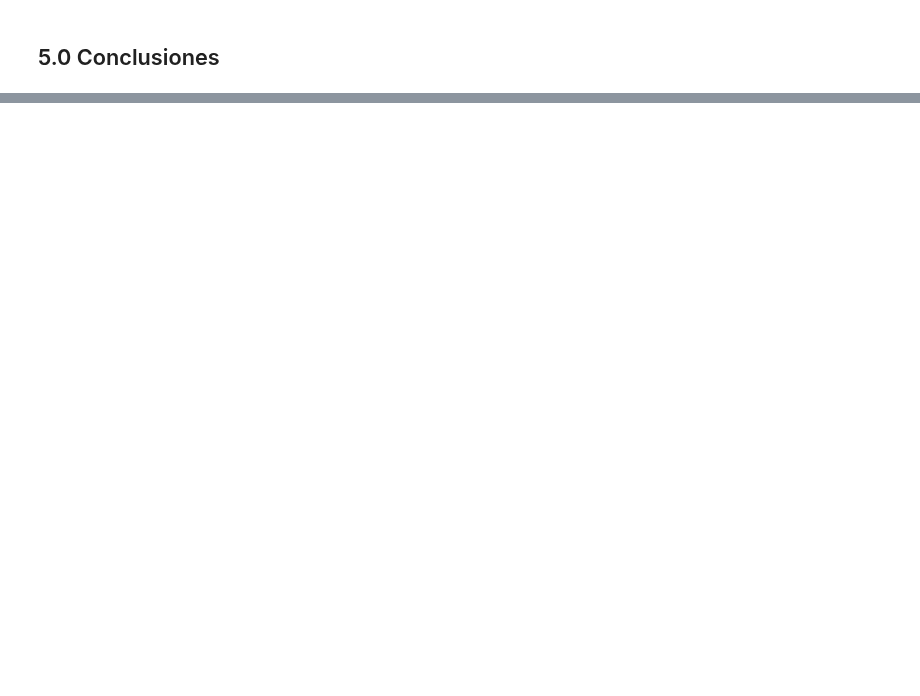
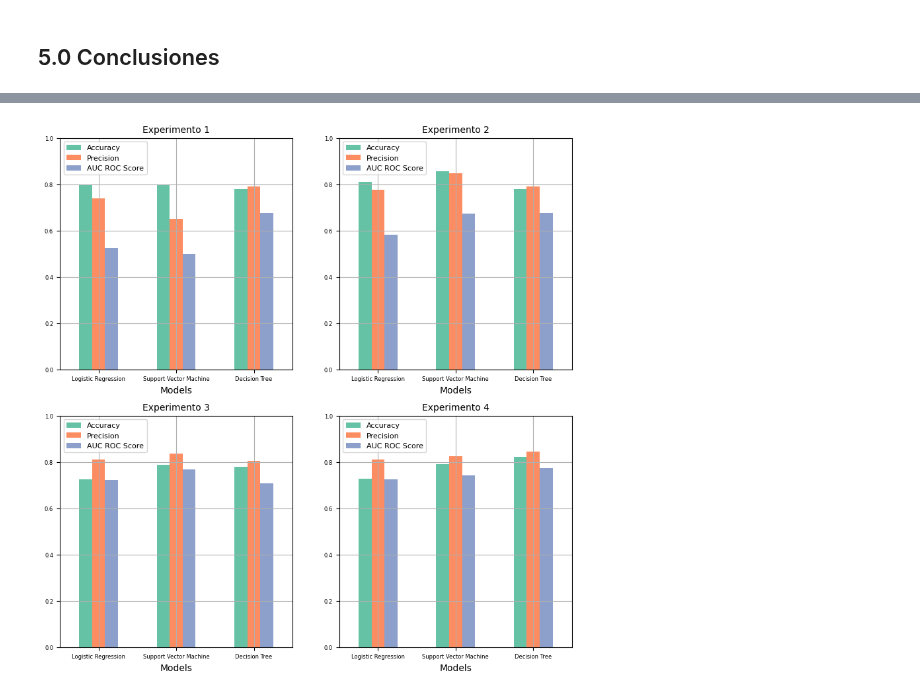
Before and after one commit to DiegoPaezA/IA_Examples, a Jupyter notebook: Regresion-Clasificación/Clasificación_Churn_Study.ipynb, the cells around one changed output, grey strips where cells are left out. Cells and saved outputs as stored; diff of their text form; code cells hidden in the pictures; blank space fills up the shorter version.

```diff
--- a/Regresion-Clasificación/Clasificación_Churn_Study.ipynb
+++ b/Regresion-Clasificación/Clasificación_Churn_Study.ipynb
@@ -632,0 +663,14 @@ MC4_Results
+# %%
+modelsResults = [MC1_Results,MC2_Results,MC3_Results,MC4_Results]
+experimento = ["Experimento 1","Experimento 2","Experimento 3","Experimento 4"]
+fig, axes = plt.subplots(nrows=2, ncols=2,figsize=(10,10))
+axe = axes.ravel()
+modelsNames = ["LR","SVM", "DT"]
+
+
+colors={"Accuracy": "#66c2a5", "Precision": "#fc8d62", "AUC ROC Score": "#8da0cb"}
+metricsPlot = ["Accuracy","Precision","AUC ROC Score"]
+for idx, model in enumerate(modelsResults):
+  axes=modelsResults[idx].plot(ax=axe[idx],kind='bar',x="Models", y=metricsPlot, title=experimento[idx] ,rot=0, fontsize=6,color=colors, grid=True,ylim=(0,1)).legend(loc=2,fontsize = 8)
+# %% [output]
+[figure, added]
```
Also changed, not shown: parts of 9 cells of this notebook.
